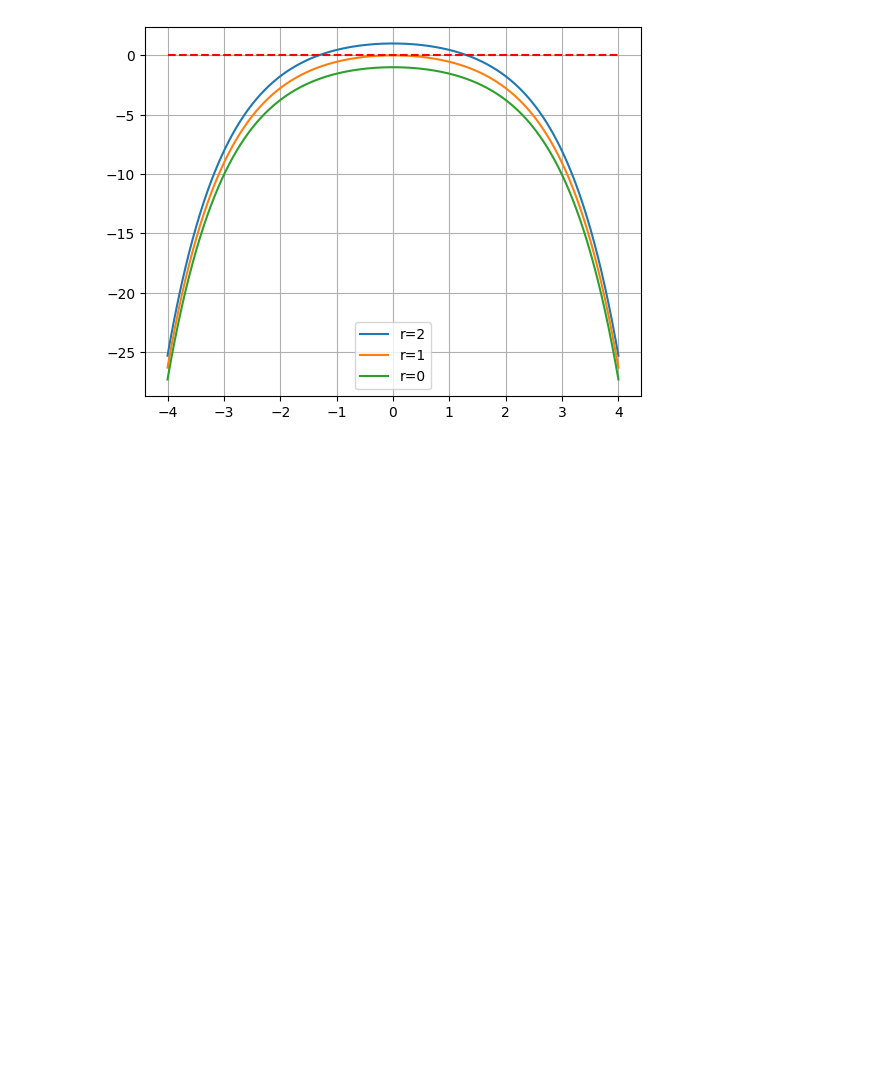
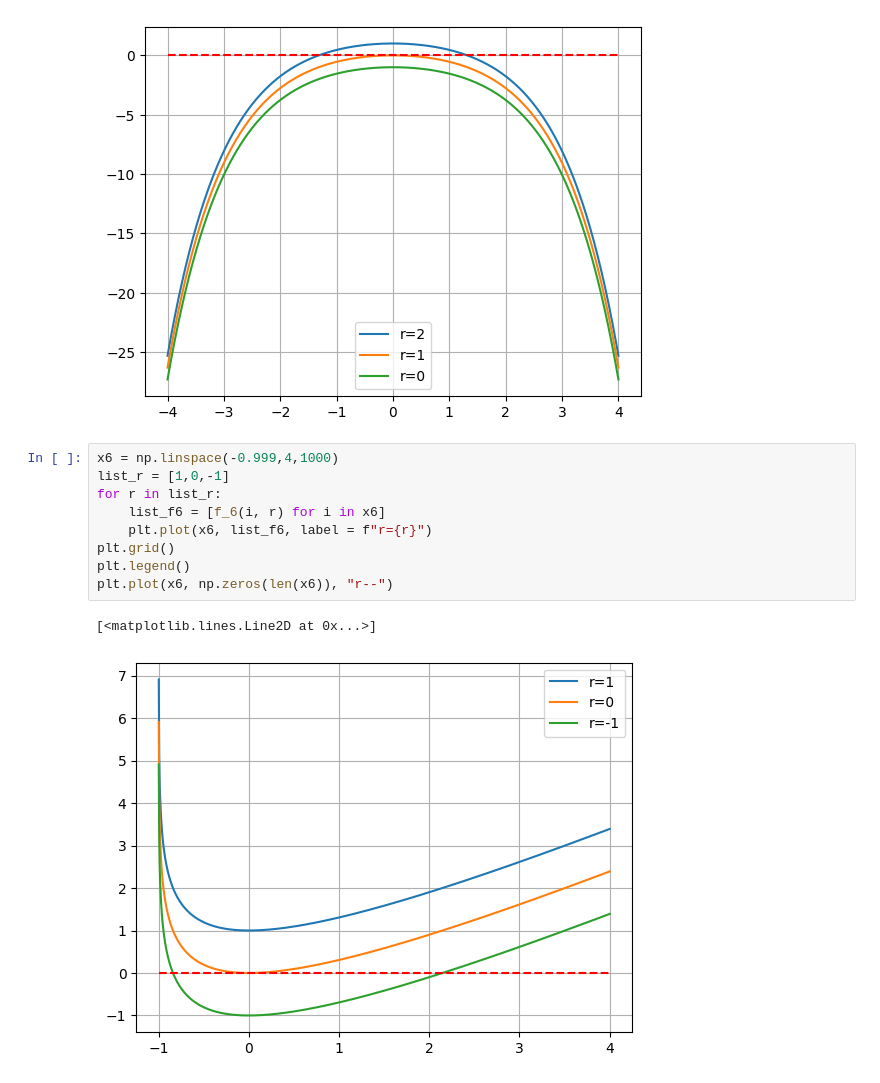
Before and after one commit to corinnawegner/Physics_of_complex_systems, a Jupyter notebook: Assignment 2/Assignment_2_Corinna_Wegner.ipynb, the cells around one changed output. Cells and saved outputs as stored; diff of their text form; blank space fills up the shorter version.

Commit message:
Problem 2 plots

```diff
--- a/Assignment 2/Assignment_2_Corinna_Wegner.ipynb
+++ b/Assignment 2/Assignment_2_Corinna_Wegner.ipynb
@@ -95,3 +95,15 @@ plt.plot(x5, np.zeros(len(x5)), "r--")
 # %% [output]
 [<matplotlib.lines.Line2D at 0x...>]
 [figure]
+# %%
+x6 = np.linspace(-0.999,4,1000)
+list_r = [1,0,-1]
+for r in list_r:
+    list_f6 = [f_6(i, r) for i in x6]
+    plt.plot(x6, list_f6, label = f"r={r}")
+plt.grid()
+plt.legend()
+plt.plot(x6, np.zeros(len(x6)), "r--")
+# %% [output]
+[<matplotlib.lines.Line2D at 0x...>]
+[figure, added]
```
